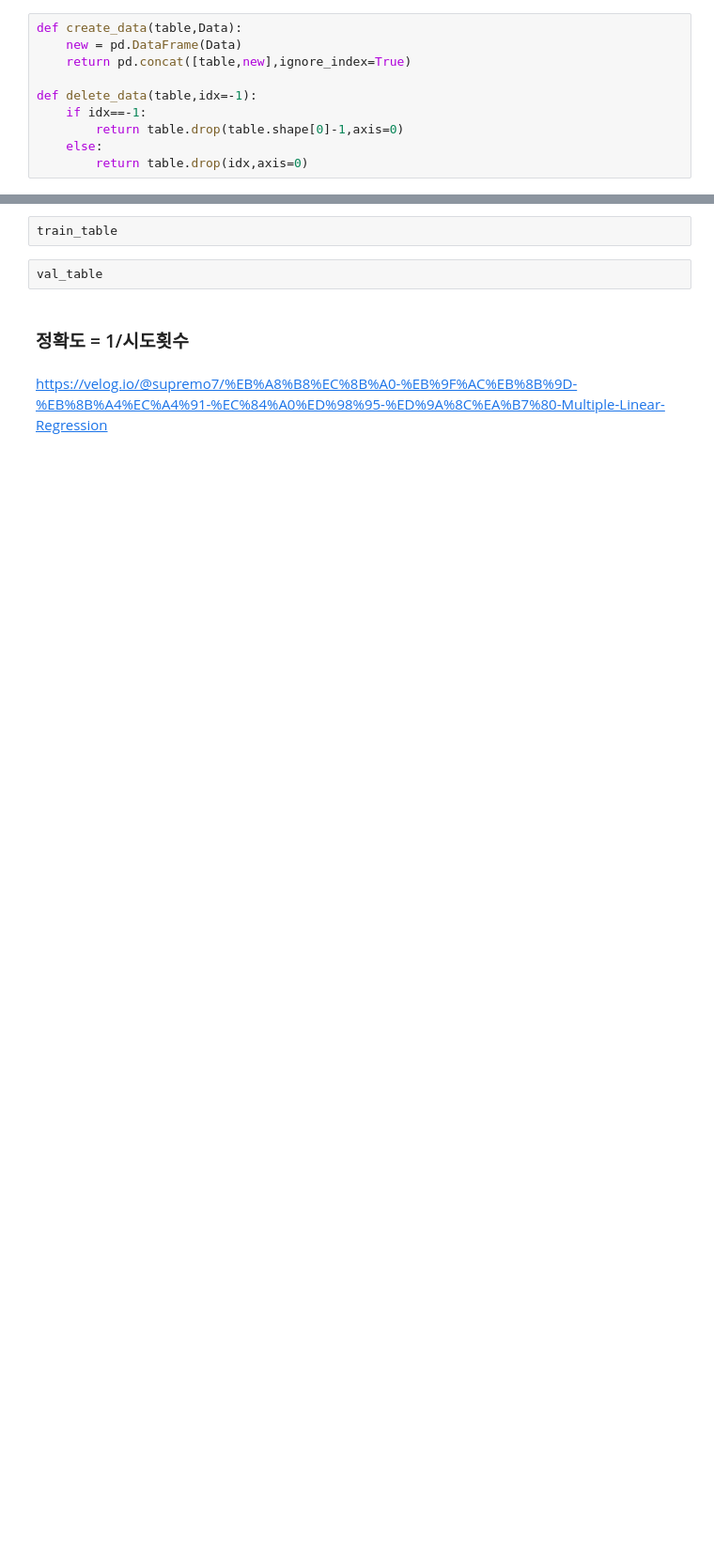
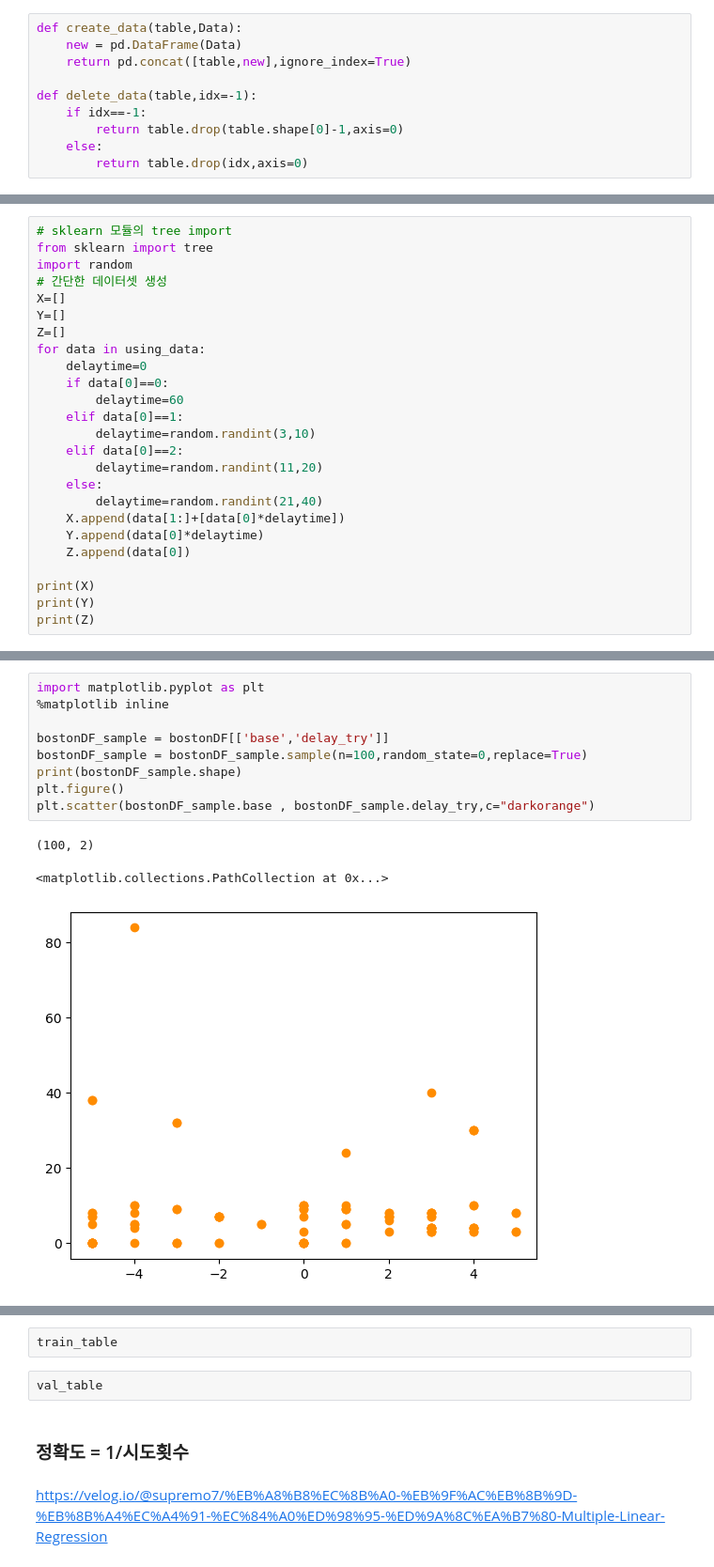
Before and after one commit to WongyuKoh/MATH-GAME, a Jupyter notebook: AIMODEL/Data-Preprocessing.ipynb, the cells around one changed output, grey strips where cells are left out. Shown at 94% size. Saved outputs shown, nothing was run; the diff lists cells and outputs as text; blank space fills up the shorter version.

```diff
--- a/AIMODEL/Data-Preprocessing.ipynb
+++ b/AIMODEL/Data-Preprocessing.ipynb
@@ -29,0 +119,25 @@ def delete_data(table,idx=-1):
+# %%
+# sklearn 모듈의 tree import
+from sklearn import tree
+import random
+# 간단한 데이터셋 생성
+X=[]
+Y=[]
+Z=[]
+for data in using_data:
+    delaytime=0
+    if data[0]==0:
+        delaytime=60
+    elif data[0]==1:
+        delaytime=random.randint(3,10)
+    elif data[0]==2:
+        delaytime=random.randint(11,20)
+    else:
+        delaytime=random.randint(21,40)
+    X.append(data[1:]+[data[0]*delaytime])
+    Y.append(data[0]*delaytime)
+    Z.append(data[0])
+
+print(X)
+print(Y)
+print(Z)
@@ -29,0 +234,13 @@ def delete_data(table,idx=-1):
+# %%
+import matplotlib.pyplot as plt
+%matplotlib inline
+
+bostonDF_sample = bostonDF[['base','delay_try']]
+bostonDF_sample = bostonDF_sample.sample(n=100,random_state=0,replace=True)
+print(bostonDF_sample.shape)
+plt.figure()
+plt.scatter(bostonDF_sample.base , bostonDF_sample.delay_try,c="darkorange")
+# %% [output]
+(100, 2)
+<matplotlib.collections.PathCollection at 0x...>
+[figure, added]
```
Also changed, not shown: parts of 23 cells of this notebook, 46 other files.
